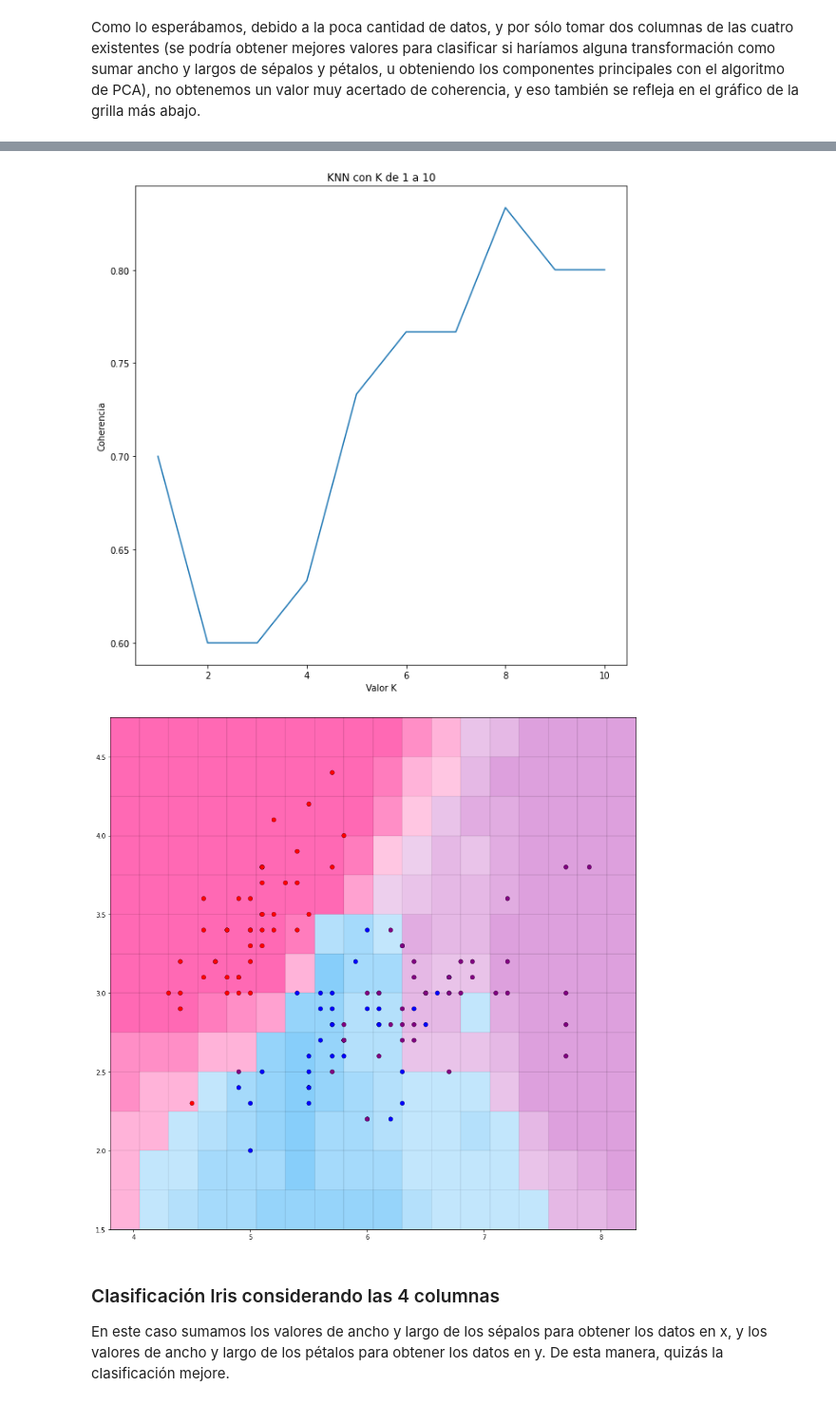
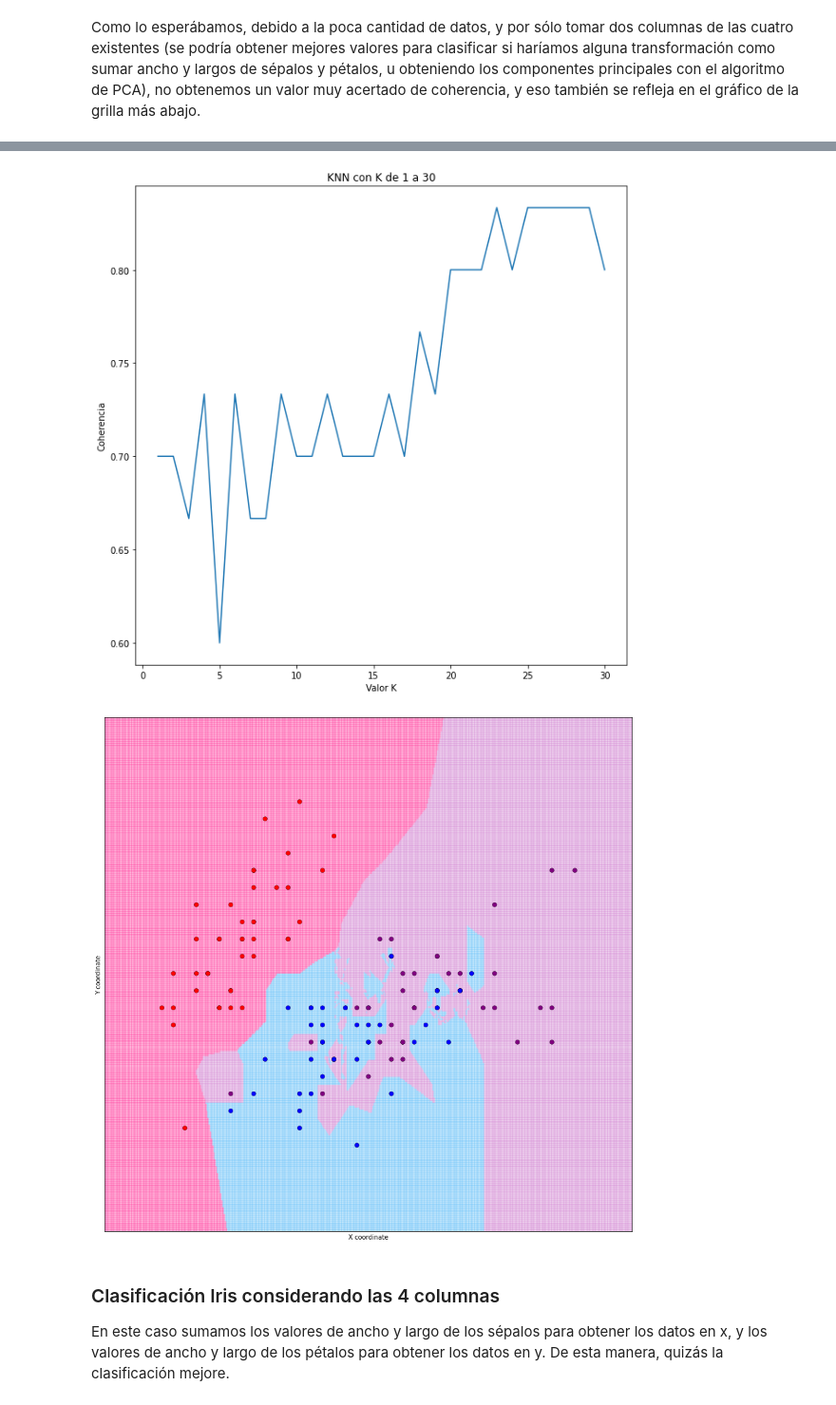
Before and after one commit to fedezimm/TP-IA-KNN, a Jupyter notebook: TP Final.ipynb, the cells around one changed output, grey strips where cells are left out. Shown at 95% size. Saved outputs shown, nothing was run; the diff lists cells and outputs as text; code cells hidden in the pictures.

```diff
--- a/TP Final.ipynb
+++ b/TP Final.ipynb
@@ -600,12 +598,12 @@ test_knn(train_data, test_data, 8)
 # %%
-test_multiple_knn(train_data, test_data);
+test_multiple_knn(train_data, test_data, lastk=30);
 # %% [output]
-[figure, old version]
+[figure, new version]
 # %%
-iris_grid = knn_prediction_grid(train_data, k=8, plot=True, plot_format='confidence')
-#plt.scatter(test_data[:,0],test_data[:,1],c = test_data[:,2])
+iris_grid = knn_prediction_grid(train_data, k=1, plot=True, h=0.01 ,plot_format='normal')
+#plt.scatter(test_data[:,0],test_data[:,1],c = test_data[:,2]);
 # %% [output]
-[figure, old version]
+[figure, new version]
 # %% [markdown]
 ### Clasificación Iris considerando las 4 columnas
 En este caso sumamos los valores de ancho y largo de los sépalos para obtener los datos en x, y los valores de ancho y largo de los pétalos para obtener los datos en y. De esta manera, quizás la clasificación mejore.
```
Also changed, not shown: parts of 22 cells of this notebook, 2 other files.
